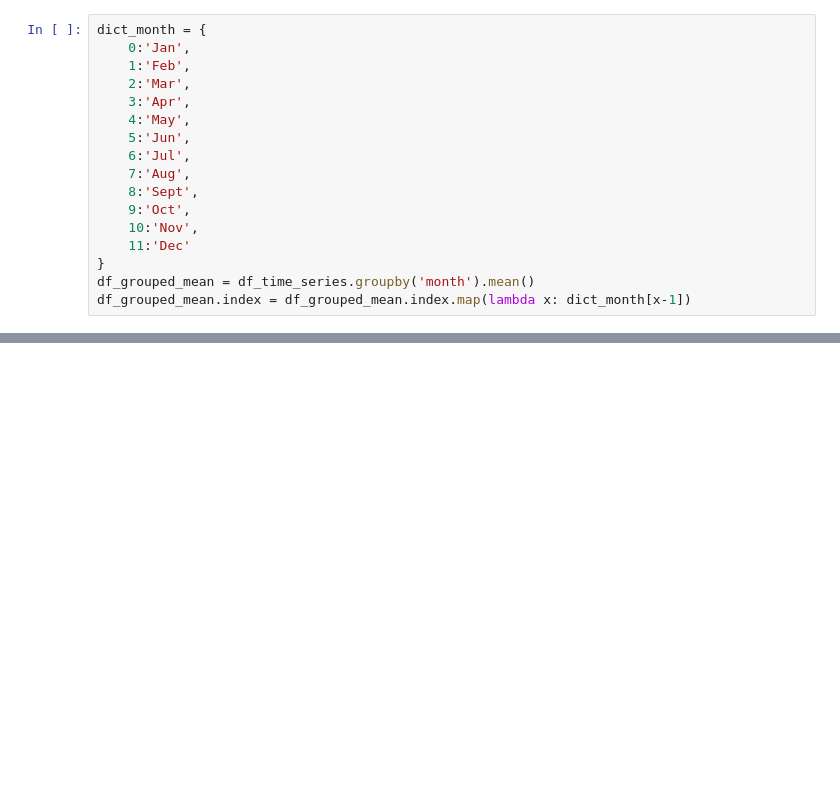
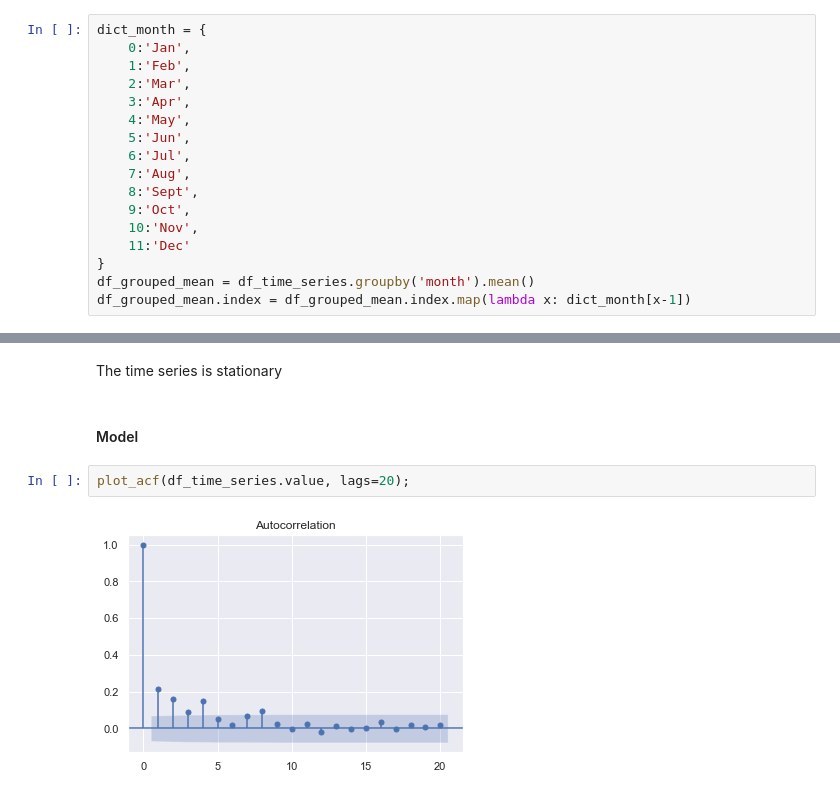
Before and after one commit to lucasmfaria/wikipedia-web-traffic, a Jupyter notebook: notebooks/EDA.ipynb, the cells around one changed output, grey strips where cells are left out. Drawn from its saved outputs; the diff is of its cells as text; blank space fills up the shorter version.

```diff
--- a/notebooks/EDA.ipynb
+++ b/notebooks/EDA.ipynb
@@ -195,0 +247,8 @@ result = seasonal_decompose(raw_time_series, model='additive')
+# %% [markdown]
+The time series is stationary
+# %% [markdown]
+#### Model
+# %%
+plot_acf(df_time_series.value, lags=20);
+# %% [output]
+[figure, added]
```
Also changed, not shown: parts of 31 cells of this notebook, 1 other file.
